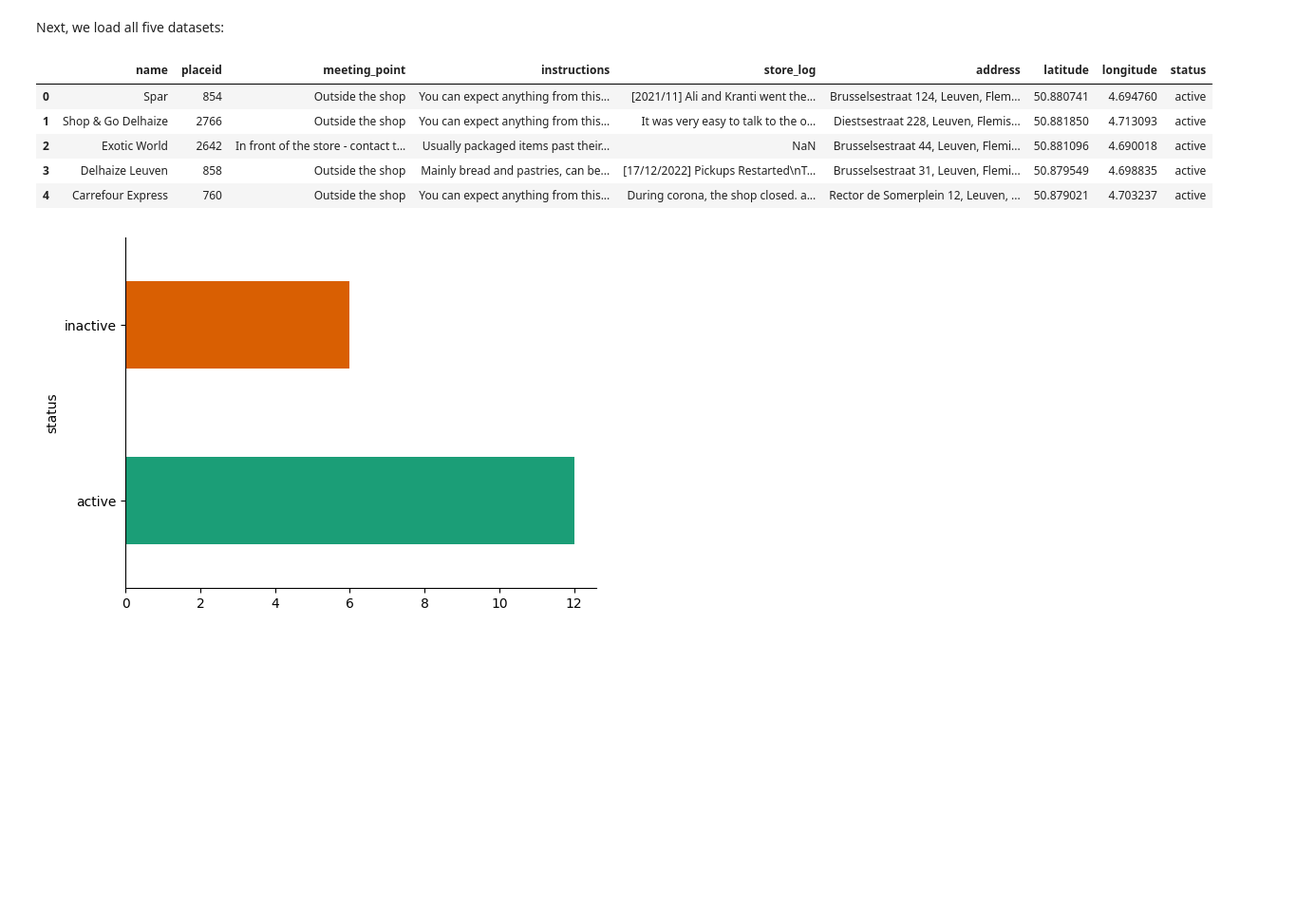
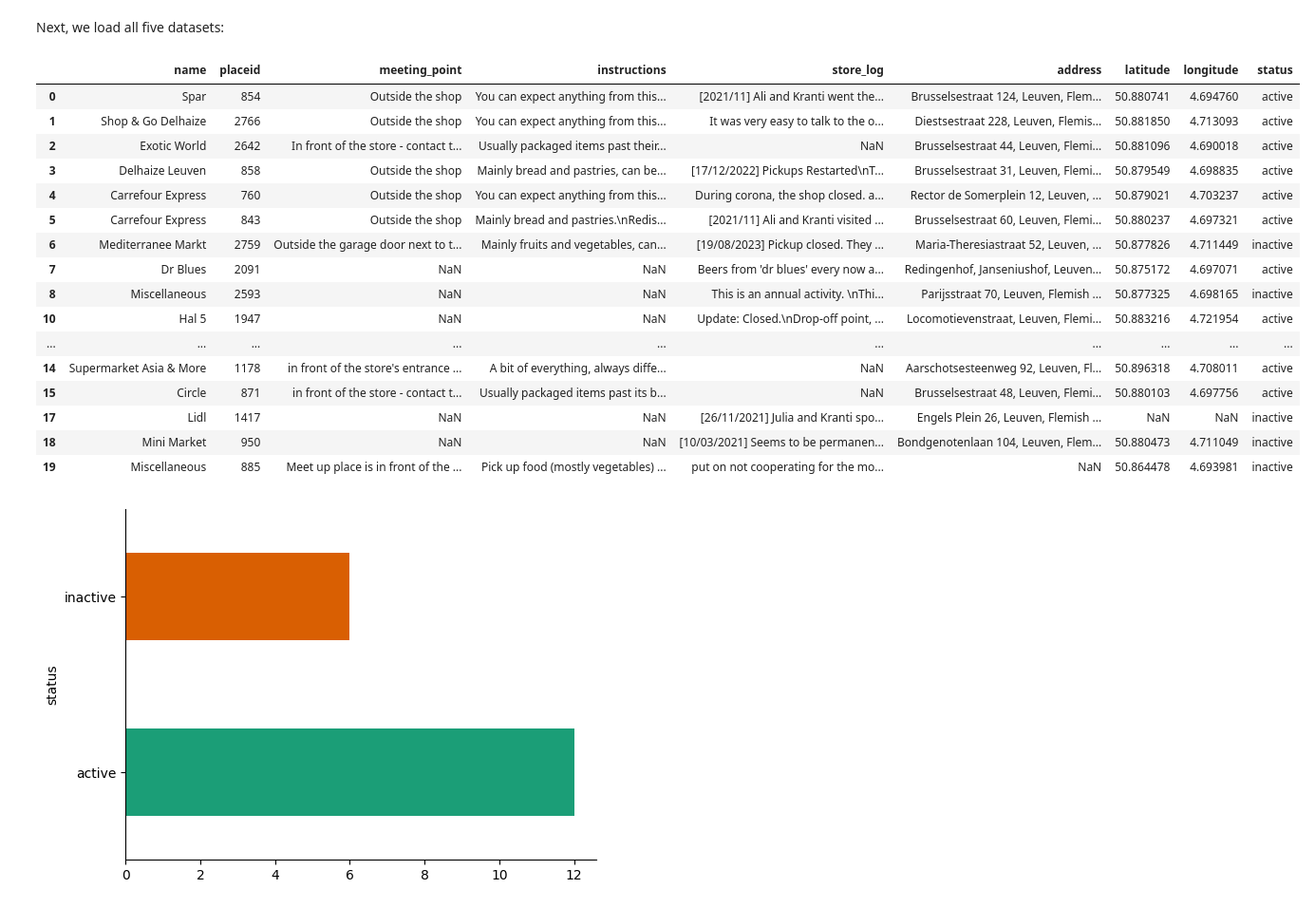
Before and after one commit to MarognaLorenzo/fooddataChallange, a Jupyter notebook: D4GC2024_Data_Python.ipynb, the cells around one changed output. Shown at 95% size. Saved outputs shown, nothing was run; the diff lists cells and outputs as text; code cells hidden in the pictures; blank space fills up the shorter version.

```diff
--- a/D4GC2024_Data_Python.ipynb
+++ b/D4GC2024_Data_Python.ipynb
@@ -79,14 +79,25 @@ filenames=["foodsavingleuven/places.csv",
             "foodsavingleuven/feedback.csv"]
 # %%
 places_df=pd.read_csv(os.path.join(BUCKET_URL,filenames[0]),index_col=0)
-places_df.head()
+places_df.head(20)
 # %% [output]
 |  | name | placeid | meeting_point | instructions | store_log | address | latitude | longitude | status |
 | 0 | Spar | 854 | Outside the shop | You can expect anything from this... | [2021/11] Ali and Kranti went the... | Brusselsestraat 124, Leuven, Flem... | 50.880741 | 4.694760 | active |
 | 1 | Shop & Go Delhaize | 2766 | Outside the shop | You can expect anything from this... | It was very easy to talk to the o... | Diestsestraat 228, Leuven, Flemis... | 50.881850 | 4.713093 | active |
 | 2 | Exotic World | 2642 | In front of the store - contact t... | Usually packaged items past their... | NaN | Brusselsestraat 44, Leuven, Flemi... | 50.881096 | 4.690018 | active |
 | 3 | Delhaize Leuven | 858 | Outside the shop | Mainly bread and pastries, can be... | [17/12/2022] Pickups Restarted\nT... | Brusselsestraat 31, Leuven, Flemi... | 50.879549 | 4.698835 | active |
 | 4 | Carrefour Express | 760 | Outside the shop | You can expect anything from this... | During corona, the shop closed. a... | Rector de Somerplein 12, Leuven, ... | 50.879021 | 4.703237 | active |
+| 5 | Carrefour Express | 843 | Outside the shop | Mainly bread and pastries.\nRedis... | [2021/11] Ali and Kranti visited ... | Brusselsestraat 60, Leuven, Flemi... | 50.880237 | 4.697321 | active |
+| 6 | Mediterranee Markt | 2759 | Outside the garage door next to t... | Mainly fruits and vegetables, can... | [19/08/2023] Pickup closed. They ... | Maria-Theresiastraat 52, Leuven, ... | 50.877826 | 4.711449 | inactive |
+| 7 | Dr Blues | 2091 | NaN | NaN | Beers from 'dr blues' every now a... | Redingenhof, Janseniushof, Leuven... | 50.875172 | 4.697071 | active |
+| 8 | Miscellaneous | 2593 | NaN | NaN | This is an annual activity. \nThi... | Parijsstraat 70, Leuven, Flemish ... | 50.877325 | 4.698165 | inactive |
+| 10 | Hal 5 | 1947 | NaN | NaN | Update: Closed.\nDrop-off point, ... | Locomotievenstraat, Leuven, Flemi... | 50.883216 | 4.721954 | active |
+| ... | ... | ... | ... | ... | ... | ... | ... | ... | ... |
+| 14 | Supermarket Asia & More | 1178 | in front of the store's entrance ... | A bit of everything, always diffe... | NaN | Aarschotsesteenweg 92, Leuven, Fl... | 50.896318 | 4.708011 | active |
+| 15 | Circle | 871 | in front of the store - contact t... | Usually packaged items past its b... | NaN | Brusselsestraat 48, Leuven, Flemi... | 50.880103 | 4.697756 | active |
+| 17 | Lidl | 1417 | NaN | NaN | [26/11/2021] Julia and Kranti spo... | Engels Plein 26, Leuven, Flemish ... | NaN | NaN | inactive |
+| 18 | Mini Market | 950 | NaN | NaN | [10/03/2021] Seems to be permanen... | Bondgenotenlaan 104, Leuven, Flem... | 50.880473 | 4.711049 | inactive |
+| 19 | Miscellaneous | 885 | Meet up place is in front of the ... | Pick up food (mostly vegetables) ... | put on not cooperating for the mo... | NaN | 50.864478 | 4.693981 | inactive |
 # %%
 # @title status
 
```
Also changed, not shown: parts of 1 cell of this notebook, 6 other files.
